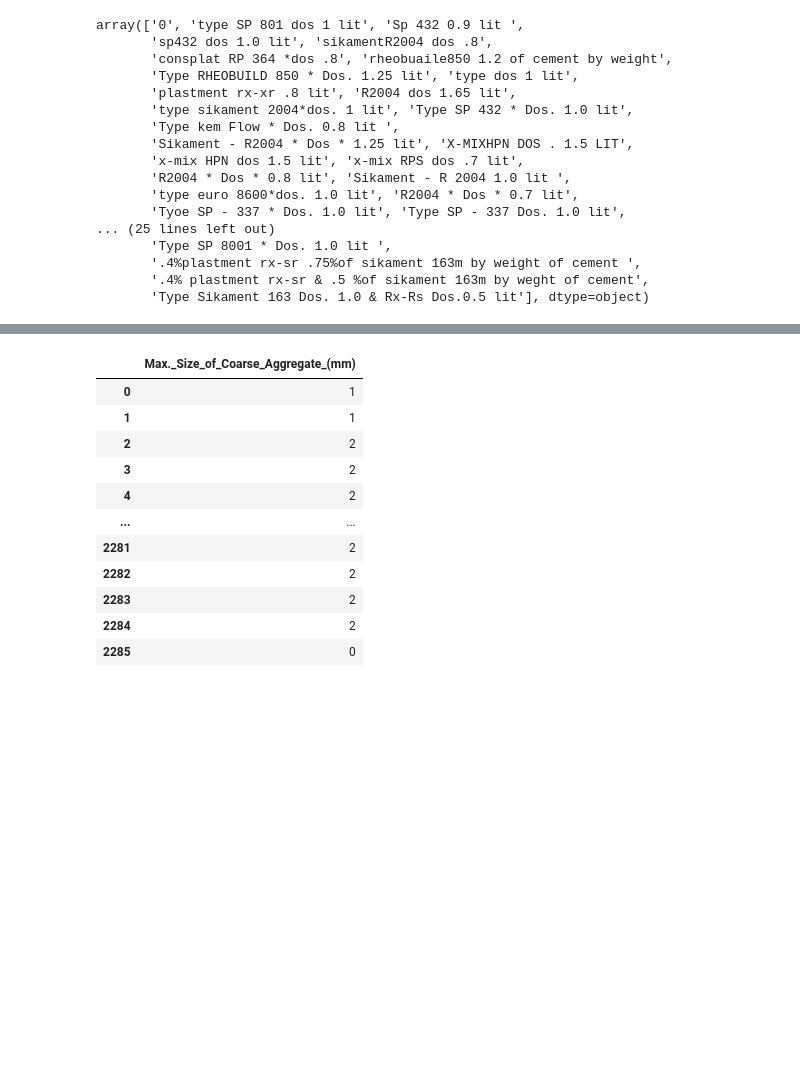
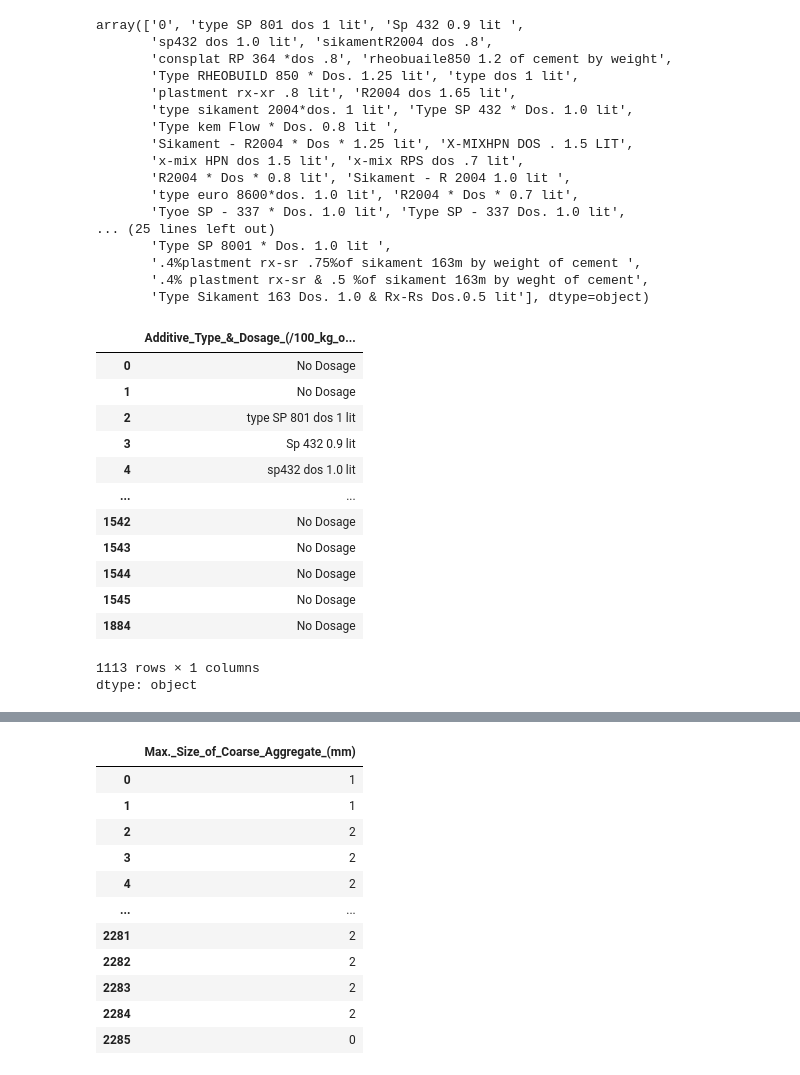
Before and after one commit to ArunK-ML/ML-Regression-Model---Concrete-Mix-Strength---Dataset, a Jupyter notebook: Concrete_Strength_ML.ipynb, the cells around one changed output, grey strips where cells are left out. Drawn from its saved outputs; the diff is of its cells as text; code cells hidden in the pictures; blank space fills up the shorter version.

```diff
--- a/Concrete_Strength_ML.ipynb
+++ b/Concrete_Strength_ML.ipynb
@@ -153,3 +153,20 @@ array(['0', 'type SP 801 dos 1 lit', 'Sp 432 0.9 lit ',
        '.4%plastment rx-sr .75%of sikament 163m by weight of cement ',
        '.4% plastment rx-sr & .5 %of sikament 163m by weght of cement',
        'Type Sikament 163 Dos. 1.0 & Rx-Rs Dos.0.5 lit'], dtype=object)
+# %%
+df["Additive_Type_&_Dosage_(/100_kg_of_cement)"].replace({ "0":"No Dosage"})
+# %% [output]
+|  | Additive_Type_&_Dosage_(/100_kg_o... |
+| 0 | No Dosage |
+| 1 | No Dosage |
+| 2 | type SP 801 dos 1 lit |
+| 3 | Sp 432 0.9 lit |
+| 4 | sp432 dos 1.0 lit |
+| ... | ... |
+| 1542 | No Dosage |
+| 1543 | No Dosage |
+| 1544 | No Dosage |
+| 1545 | No Dosage |
+| 1884 | No Dosage |
+1113 rows × 1 columns
+dtype: object
```
Also changed, not shown: parts of 1 cell of this notebook.
